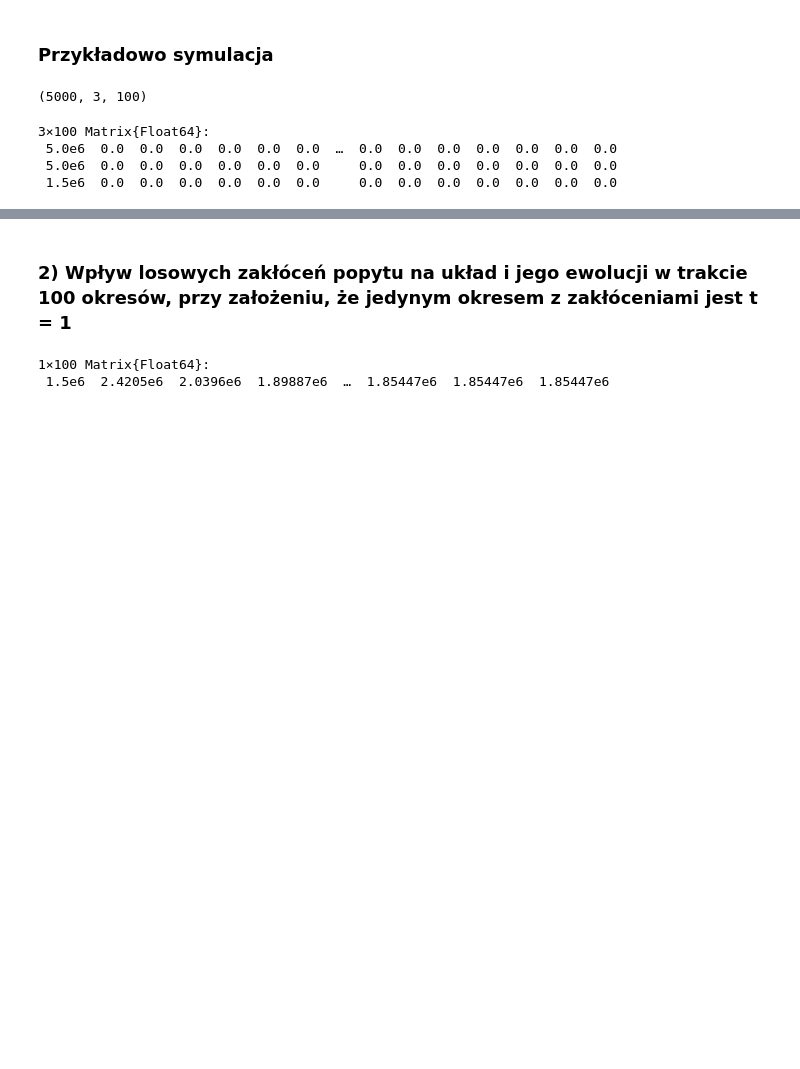
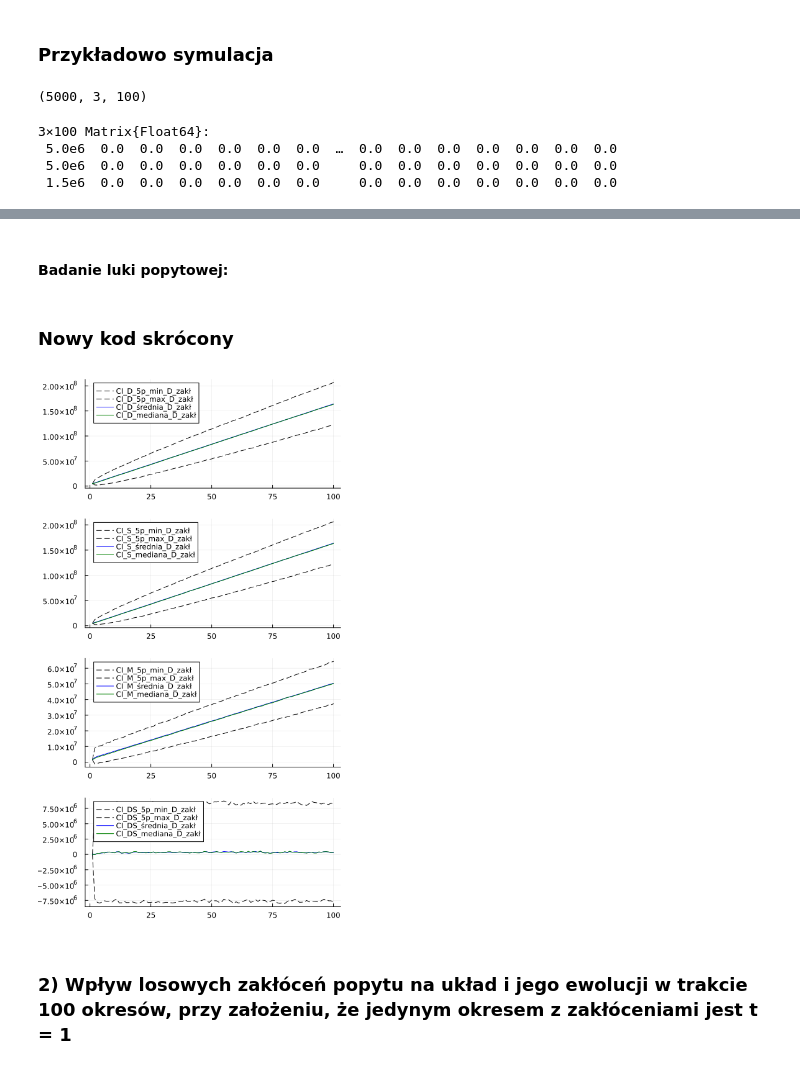
Before and after one commit to Rybakowski/raport_1, a Jupyter notebook: zaj1ZMS-1234.ipynb, the cells around one changed output, grey strips where cells are left out. Saved outputs shown, nothing was run; the diff lists cells and outputs as text; code cells hidden in the pictures; blank space fills up the shorter version.

```diff
--- a/zaj1ZMS-1234.ipynb
+++ b/zaj1ZMS-1234.ipynb
@@ -326,0 +318,2 @@ display(p)
+# %% [markdown]
+#### Badanie luki popytowej:
@@ -327,3 +333,41 @@ display(p)
+# %% [markdown]
+### Nowy kod skrócony
+# %%
+dict_D_zakł = Dict("D" => 1, "S" => 2, "M"=> 3, "DS" => 4)
+# statystyki  = Dict("średnia" => zeros(T), "mediana" => zeros(T), "5p_min" = zeros(T), "5_max" = zeros(T))
+# DataFrame(dict_D_zakł)
+X_D_zakł_2 = zeros(Z_D, 4, T)
+X_D_zakł_2[:,1:3,:] = X_D_zakł[:,1:3,:]
+X_D_zakł_2[:,4,:] = X_D_zakł[:,1,:] - X_D_zakł[:,2,:]
+dict_D_stats =  Dict("D" => DataFrame(), "S" => DataFrame(), "M"=> DataFrame(), "DS" => DataFrame())
+for (key, value) in dict_D_zakł
+    dict_statystyki  = Dict("średnia" => zeros(T), "mediana" => zeros(T), "min_5p" => zeros(T), "max_5p" => zeros(T))
+    UPORZĄDKOWANE = zeros(Z_D, T)
+    for t in 1:T
+        UPORZĄDKOWANE[:, t] = sort(X_D_zakł_2[:, value, t])
+        dict_statystyki["min_5p"][t] = UPORZĄDKOWANE[250, t]
+        dict_statystyki["max_5p"][t] = UPORZĄDKOWANE[4750, t]
+    end
+    dict_statystyki["średnia"][:] = mean(X_D_zakł_2[:, value, :], dims=1)
+    dict_statystyki["mediana"][:] = median(X_D_zakł_2[:, value, :], dims=1)
+    df = DataFrame(dict_statystyki)
+    dict_D_stats[key] = df
+end
+# %%
+# Rysowanie - rysunek z trzema (pod)wykresami
+p = plot(layout = (4, 1), size = (500, 900),left_margin = 6Plots.mm) # POSZERZAMY L
+T=100
+# Subplot 1
+for (key, value) in dict_D_stats
+    plot!(p[dict_D_zakł[key]], 1:T, value[:,"min_5p"], color=:black, linestyle=:dash, label="CI_"*key*"_5p_min_D_zakł")
+    plot!(p[dict_D_zakł[key]], 1:T, value[:,"max_5p"], color=:black, linestyle=:dash, label="CI_"*key*"_5p_max_D_zakł")
+    plot!(p[dict_D_zakł[key]], 1:T, value[:,"średnia"], color=:blue, linestyle=:solid, label="CI_"*key*"_średnia_D_zakł")
+    plot!(p[dict_D_zakł[key]], 1:T, value[:,"mediana"], color=:green, linestyle=:solid, label="CI_"*key*"_mediana_D_zakł")
+end
+
+display(p)
+# %% [output]
+[figure, added]
 # %% [markdown]
 ### 2) Wpływ losowych zakłóceń popytu na układ i jego ewolucji w trakcie 100 okresów, przy założeniu, że jedynym okresem z zakłóceniami jest t = 1
 # %%
@@ -341,40 +385,3 @@ for z in 1:Z_D
 
     end
 end
-# %%
-# Confidence intervals and statistics
-CI_D_5p_min_D_zakł = zeros(T)
-CI_D_5p_max_D_zakł = zeros(T)
-CI_S_5p_min_D_zakł = zeros(T)
-CI_S_5p_max_D_zakł = zeros(T)
-CI_M_5p_min_D_zakł = zeros(T)
-CI_M_5p_max_D_zakł = zeros(T)
-UPORZADKOWANE_D = zeros(Z_D, T)
-UPORZADKOWANE_S = zeros(Z_D, T)
-UPORZADKOWANE_M = zeros(Z_D, T)
-for t in 1:T
-    UPORZADKOWANE_D[:, t] = sort(X_D_zakł[:, 1, t])
-    CI_D_5p_min_D_zakł[t] = UPORZADKOWANE_D[250, t]
-    CI_D_5p_max_D_zakł[t] = UPORZADKOWANE_D[4750, t]
-    UPORZADKOWANE_S[:, t] = sort(X_D_zakł[:, 2, t])
-    CI_S_5p_min_D_zakł[t] = UPORZADKOWANE_S[250, t]
-    CI_S_5p_max_D_zakł[t] = UPORZADKOWANE_S[4750, t]
-    UPORZADKOWANE_M[:, t] = sort(X_D_zakł[:, 3, t])
-    CI_M_5p_min_D_zakł[t] = UPORZADKOWANE_M[250, t]
-    CI_M_5p_max_D_zakł[t] = UPORZADKOWANE_M[4750, t]
-end
-CI_D_średnia_D_zakł = zeros(T)
-CI_S_średnia_D_zakł = zeros(T)
-CI_M_średnia_D_zakł = zeros(T)
-CI_D_mediana_D_zakł = zeros(T)
-CI_S_mediana_D_zakł = zeros(T)
-CI_M_mediana_D_zakł = zeros(T)
-CI_D_średnia_D_zakł[:] = mean(X_D_zakł[:, 1, :], dims=1)
-CI_S_średnia_D_zakł[:] = mean(X_D_zakł[:, 2, :], dims=1)
-CI_M_średnia_D_zakł[:] = mean(X_D_zakł[:, 3, :], dims=1)
-CI_D_mediana_D_zakł[:] = median(X_D_zakł[:, 1, :], dims=1)
-CI_S_mediana_D_zakł[:] = median(X_D_zakł[:, 2, :], dims=1)
-CI_M_mediana_D_zakł[:] = median(X_D_zakł[:, 3, :], dims=1)
-# %% [output]
-1×100 Matrix{Float64}:
- 1.5e6  2.4205e6  2.0396e6  1.89887e6  …  1.85447e6  1.85447e6  1.85447e6
```
Also changed, not shown: parts of 14 cells of this notebook, 1 other file.
